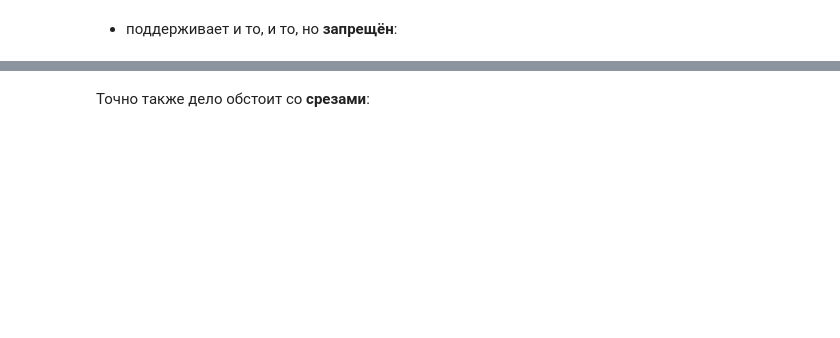
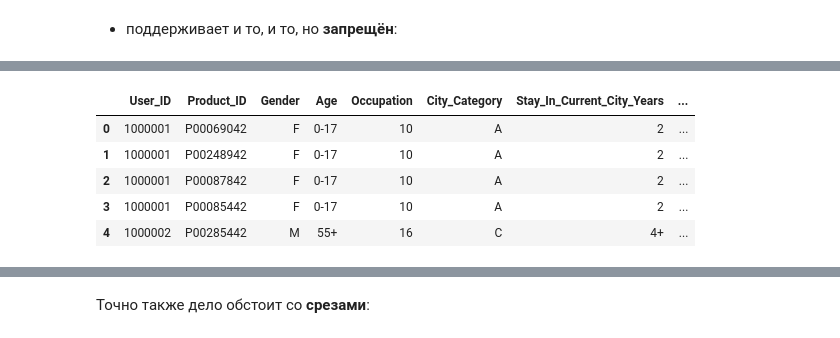
Before and after one commit to Zhas1ke/Astana_Hub_Python_Lesson, a Jupyter notebook: 3_pandas/[seminar]pandas.ipynb, the cells around one changed output, grey strips where cells are left out. Drawn from its saved outputs; the diff is of its cells as text; code cells hidden in the pictures; blank space fills up the shorter version.

```diff
--- a/3_pandas/[seminar]pandas.ipynb
+++ b/3_pandas/[seminar]pandas.ipynb
@@ -103,0 +227,10 @@ data.ix[[0,1,2], [2, 1]]
+# %%
+data2 = pd.read_csv('./black-friday/BlackFriday.csv')
+data2.head()
+# %% [output]
+|  | User_ID | Product_ID | Gender | Age | Occupation | City_Category | Stay_In_Current_City_Years | ... |
+| 0 | 1000001 | P00069042 | F | 0-17 | 10 | A | 2 | ... |
+| 1 | 1000001 | P00248942 | F | 0-17 | 10 | A | 2 | ... |
+| 2 | 1000001 | P00087842 | F | 0-17 | 10 | A | 2 | ... |
+| 3 | 1000001 | P00085442 | F | 0-17 | 10 | A | 2 | ... |
+| 4 | 1000002 | P00285442 | M | 55+ | 16 | C | 4+ | ... |
```
Also changed, not shown: parts of 30 cells of this notebook, 9 other files.
